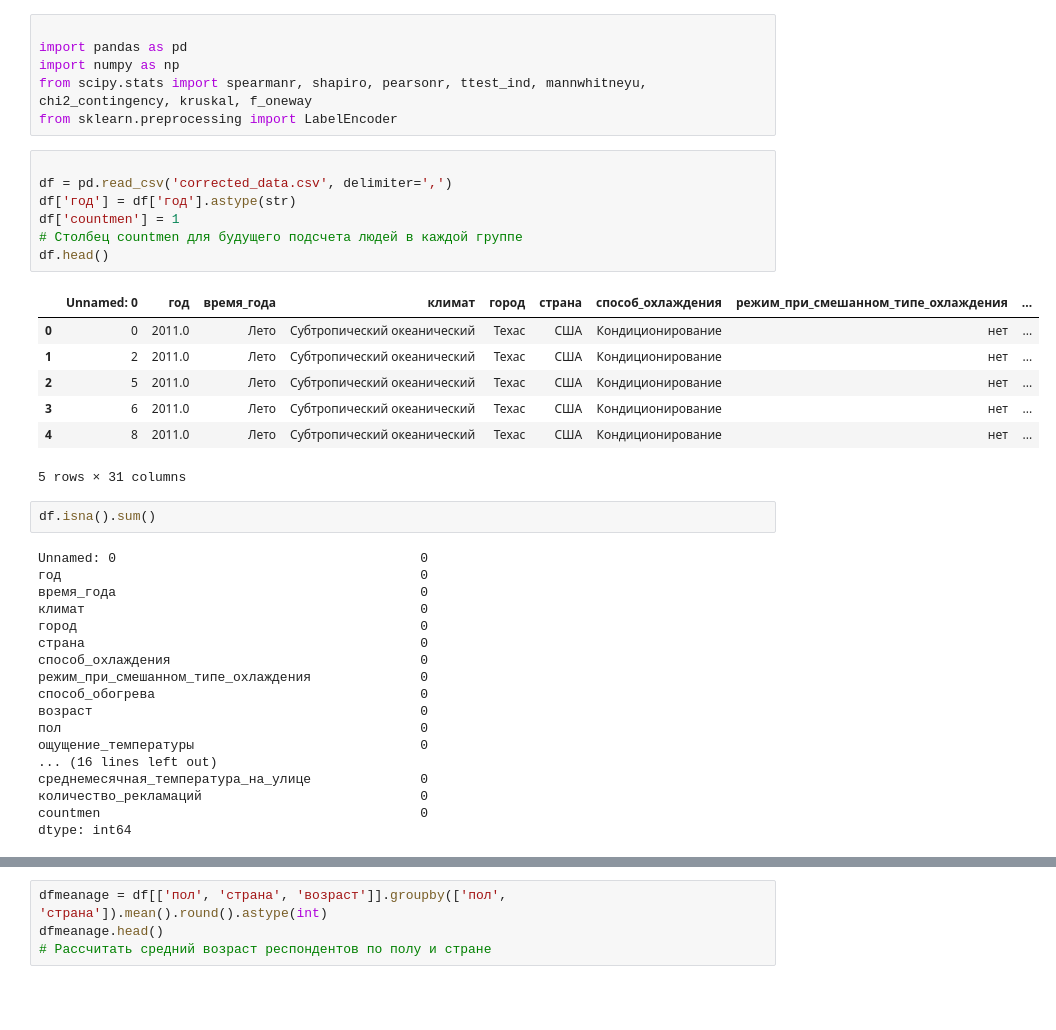
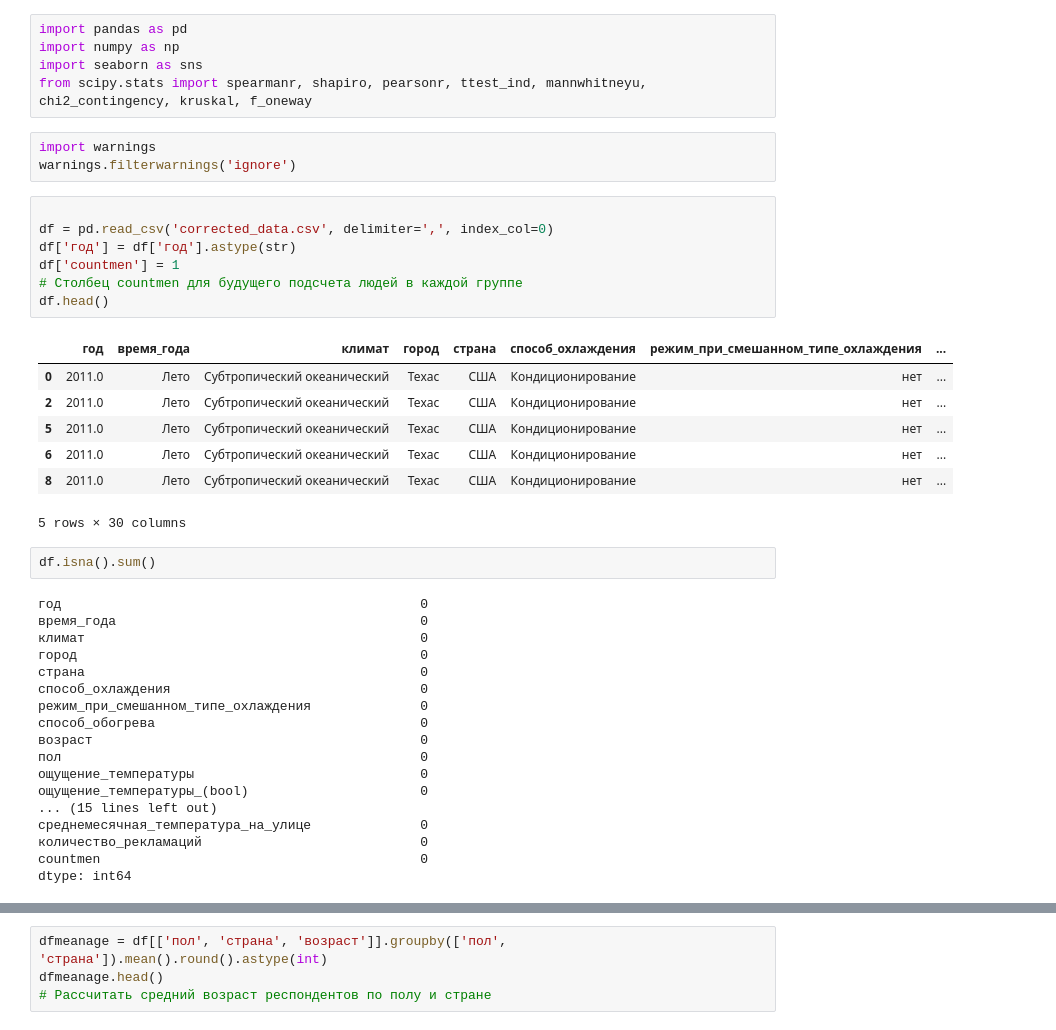
Before and after one commit to olegg366/SCHAD_household_services_09, a Jupyter notebook: correlations.ipynb, the cells around one changed output, grey strips where cells are left out. Drawn from its saved outputs; the diff is of its cells as text; blank space fills up the shorter version.

```diff
--- a/correlations.ipynb
+++ b/correlations.ipynb
@@ -1,28 +1,29 @@
 # %%
-
 import pandas as pd
 import numpy as np
+import seaborn as sns
 from scipy.stats import spearmanr, shapiro, pearsonr, ttest_ind, mannwhitneyu, chi2_contingency, kruskal, f_oneway
-from sklearn.preprocessing import LabelEncoder
+# %%
+import warnings
+warnings.filterwarnings('ignore')
 # %%
 
-df = pd.read_csv('corrected_data.csv', delimiter=',')
+df = pd.read_csv('corrected_data.csv', delimiter=',', index_col=0)
 df['год'] = df['год'].astype(str)
 df['countmen'] = 1
 # Столбец countmen для будущего подсчета людей в каждой группе
 df.head()
 # %% [output]
-|  | Unnamed: 0 | год | время_года | климат | город | страна | способ_охлаждения | режим_при_смешанном_типе_охлаждения | ... |
-| 0 | 0 | 2011.0 | Лето | Cубтропический океанический | Техас | США | Кондиционирование | нет | ... |
-| 1 | 2 | 2011.0 | Лето | Cубтропический океанический | Техас | США | Кондиционирование | нет | ... |
-| 2 | 5 | 2011.0 | Лето | Cубтропический океанический | Техас | США | Кондиционирование | нет | ... |
-| 3 | 6 | 2011.0 | Лето | Cубтропический океанический | Техас | США | Кондиционирование | нет | ... |
-| 4 | 8 | 2011.0 | Лето | Cубтропический океанический | Техас | США | Кондиционирование | нет | ... |
+|  | год | время_года | климат | город | страна | способ_охлаждения | режим_при_смешанном_типе_охлаждения | ... |
+| 0 | 2011.0 | Лето | Cубтропический океанический | Техас | США | Кондиционирование | нет | ... |
+| 2 | 2011.0 | Лето | Cубтропический океанический | Техас | США | Кондиционирование | нет | ... |
+| 5 | 2011.0 | Лето | Cубтропический океанический | Техас | США | Кондиционирование | нет | ... |
+| 6 | 2011.0 | Лето | Cубтропический океанический | Техас | США | Кондиционирование | нет | ... |
+| 8 | 2011.0 | Лето | Cубтропический океанический | Техас | США | Кондиционирование | нет | ... |
-5 rows × 31 columns
+5 rows × 30 columns
 # %%
 df.isna().sum()
 # %% [output]
-Unnamed: 0                                       0
 год                                              0
 время_года                                       0
 климат                                           0
@@ -34,7 +35,8 @@ Unnamed: 0                                       0
 возраст                                          0
 пол                                              0
 ощущение_температуры                             0
-... (16 lines left out)
+ощущение_температуры_(bool)                      0
+... (15 lines left out)
 среднемесячная_температура_на_улице              0
 количество_рекламаций                            0
 countmen                                         0
```
Also changed, not shown: parts of 8 cells of this notebook.
